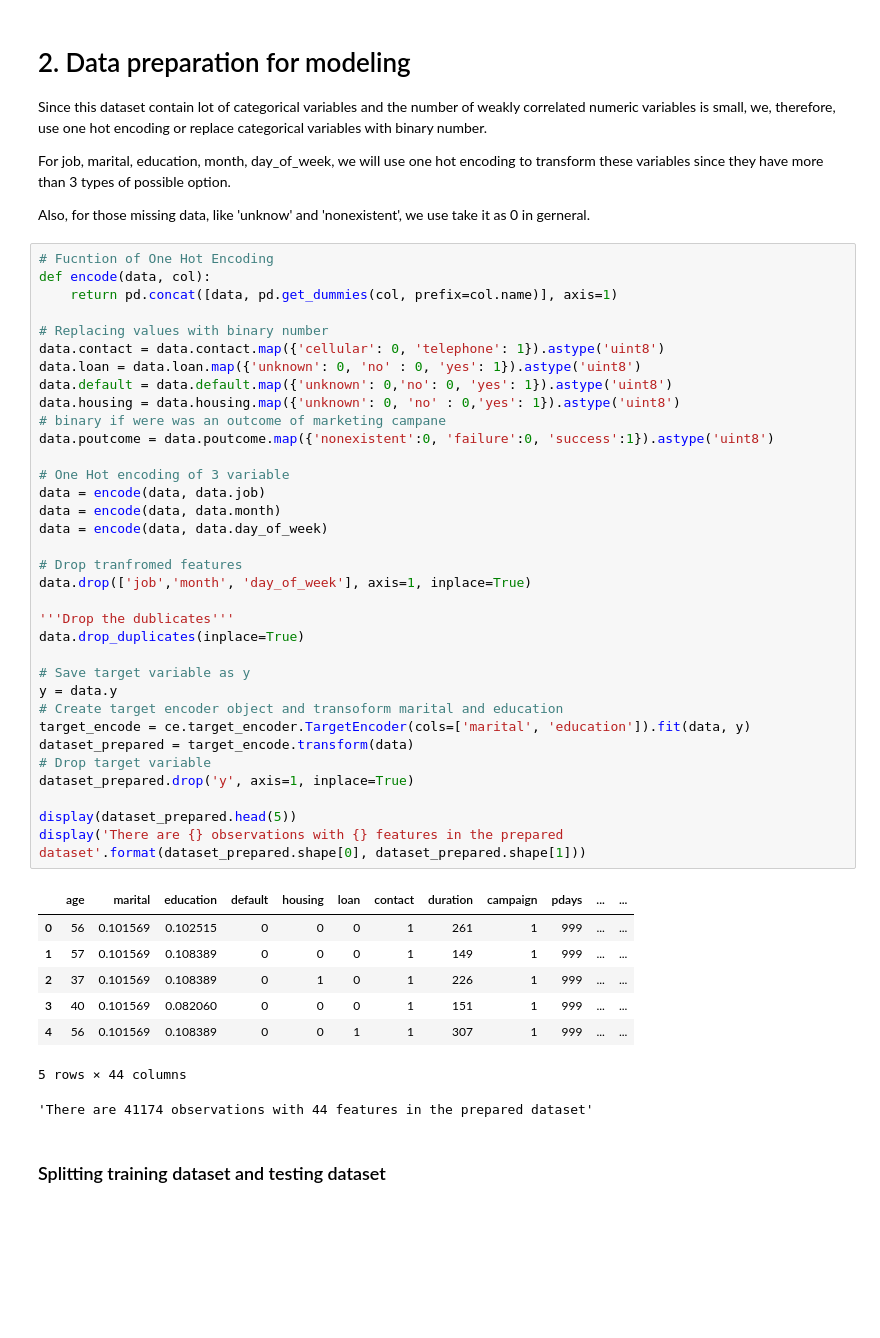
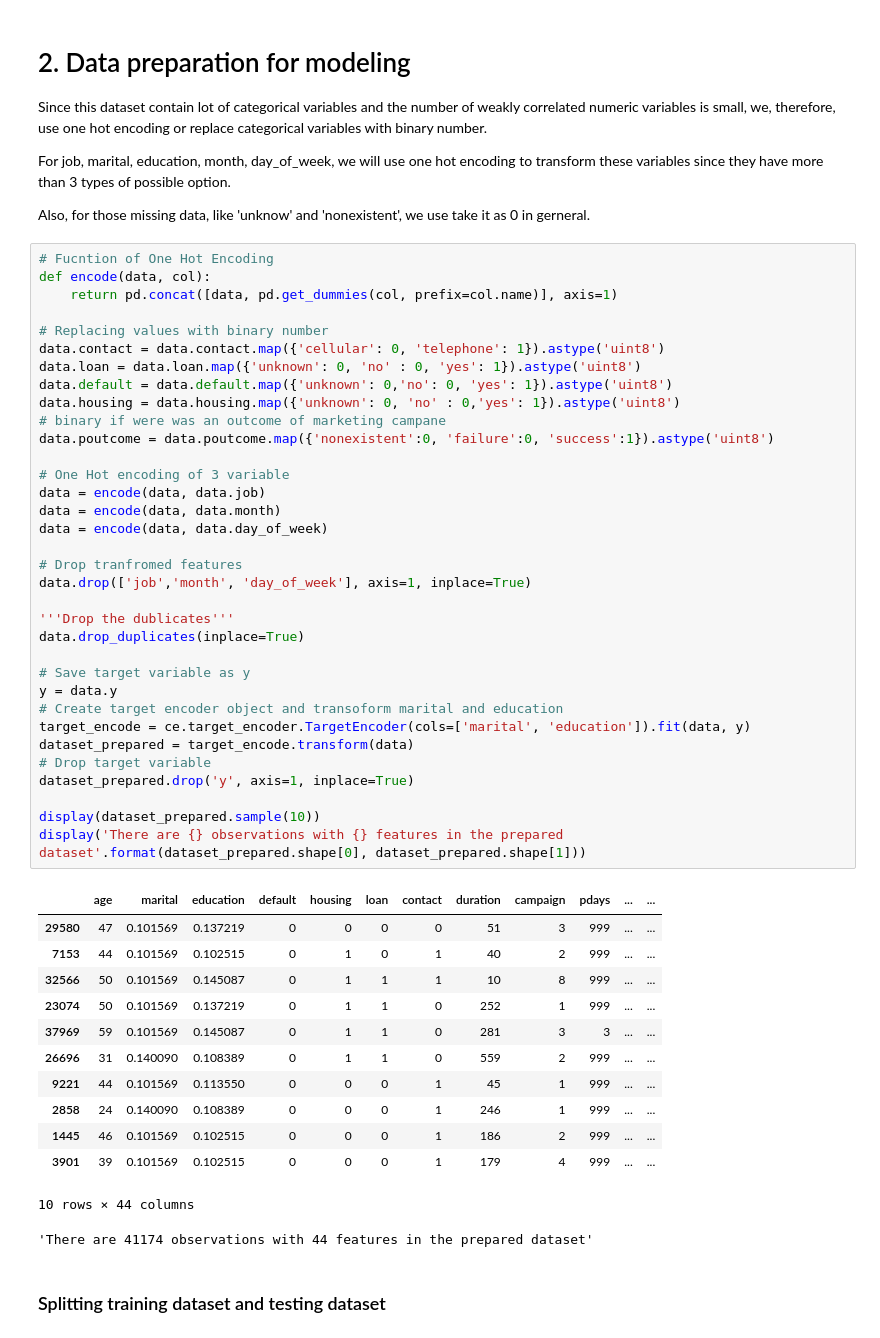
Before and after one commit to EricLaw-LYL/RMSC4002-Project, a Jupyter notebook: src/python/Classification.ipynb, the cells around one changed output. Cells and saved outputs as stored; diff of their text form; blank space fills up the shorter version.

```diff
--- a/src/python/Classification.ipynb
+++ b/src/python/Classification.ipynb
@@ -184,40 +209,45 @@ def encode(data, col):
 # Replacing values with binary number
 data.contact = data.contact.map({'cellular': 0, 'telephone': 1}).astype('uint8')
 data.loan = data.loan.map({'unknown': 0, 'no' : 0, 'yes': 1}).astype('uint8')
 data.default = data.default.map({'unknown': 0,'no': 0, 'yes': 1}).astype('uint8')
 data.housing = data.housing.map({'unknown': 0, 'no' : 0,'yes': 1}).astype('uint8')
 # binary if were was an outcome of marketing campane
 data.poutcome = data.poutcome.map({'nonexistent':0, 'failure':0, 'success':1}).astype('uint8')
 
 # One Hot encoding of 3 variable
 data = encode(data, data.job)
 data = encode(data, data.month)
 data = encode(data, data.day_of_week)
 
 # Drop tranfromed features
 data.drop(['job','month', 'day_of_week'], axis=1, inplace=True)
 
 '''Drop the dublicates'''
 data.drop_duplicates(inplace=True)
 
 # Save target variable as y
 y = data.y
 # Create target encoder object and transoform marital and education
 target_encode = ce.target_encoder.TargetEncoder(cols=['marital', 'education']).fit(data, y)
 dataset_prepared = target_encode.transform(data)
 # Drop target variable
 dataset_prepared.drop('y', axis=1, inplace=True)
 
-display(dataset_prepared.head(5))
+display(dataset_prepared.sample(10))
 display('There are {} observations with {} features in the prepared dataset'.format(dataset_prepared.shape[0], dataset_prepared.shape[1]))
 # %% [output]
 |  | age | marital | education | default | housing | loan | contact | duration | campaign | pdays | ... | ... |
-| 0 | 56 | 0.101569 | 0.102515 | 0 | 0 | 0 | 1 | 261 | 1 | 999 | ... | ... |
-| 1 | 57 | 0.101569 | 0.108389 | 0 | 0 | 0 | 1 | 149 | 1 | 999 | ... | ... |
-| 2 | 37 | 0.101569 | 0.108389 | 0 | 1 | 0 | 1 | 226 | 1 | 999 | ... | ... |
-| 3 | 40 | 0.101569 | 0.082060 | 0 | 0 | 0 | 1 | 151 | 1 | 999 | ... | ... |
-| 4 | 56 | 0.101569 | 0.108389 | 0 | 0 | 1 | 1 | 307 | 1 | 999 | ... | ... |
+| 29580 | 47 | 0.101569 | 0.137219 | 0 | 0 | 0 | 0 | 51 | 3 | 999 | ... | ... |
+| 7153 | 44 | 0.101569 | 0.102515 | 0 | 1 | 0 | 1 | 40 | 2 | 999 | ... | ... |
+| 32566 | 50 | 0.101569 | 0.145087 | 0 | 1 | 1 | 1 | 10 | 8 | 999 | ... | ... |
+| 23074 | 50 | 0.101569 | 0.137219 | 0 | 1 | 1 | 0 | 252 | 1 | 999 | ... | ... |
+| 37969 | 59 | 0.101569 | 0.145087 | 0 | 1 | 1 | 0 | 281 | 3 | 3 | ... | ... |
+| 26696 | 31 | 0.140090 | 0.108389 | 0 | 1 | 1 | 0 | 559 | 2 | 999 | ... | ... |
+| 9221 | 44 | 0.101569 | 0.113550 | 0 | 0 | 0 | 1 | 45 | 1 | 999 | ... | ... |
+| 2858 | 24 | 0.140090 | 0.108389 | 0 | 0 | 0 | 1 | 246 | 1 | 999 | ... | ... |
+| 1445 | 46 | 0.101569 | 0.102515 | 0 | 0 | 0 | 1 | 186 | 2 | 999 | ... | ... |
+| 3901 | 39 | 0.101569 | 0.102515 | 0 | 0 | 0 | 1 | 179 | 4 | 999 | ... | ... |
-5 rows × 44 columns
+10 rows × 44 columns
 'There are 41174 observations with 44 features in the prepared dataset'
 # %% [markdown]
 ### Splitting training dataset and testing dataset
```
Also changed, not shown: parts of 7 cells of this notebook, 8 other files.
